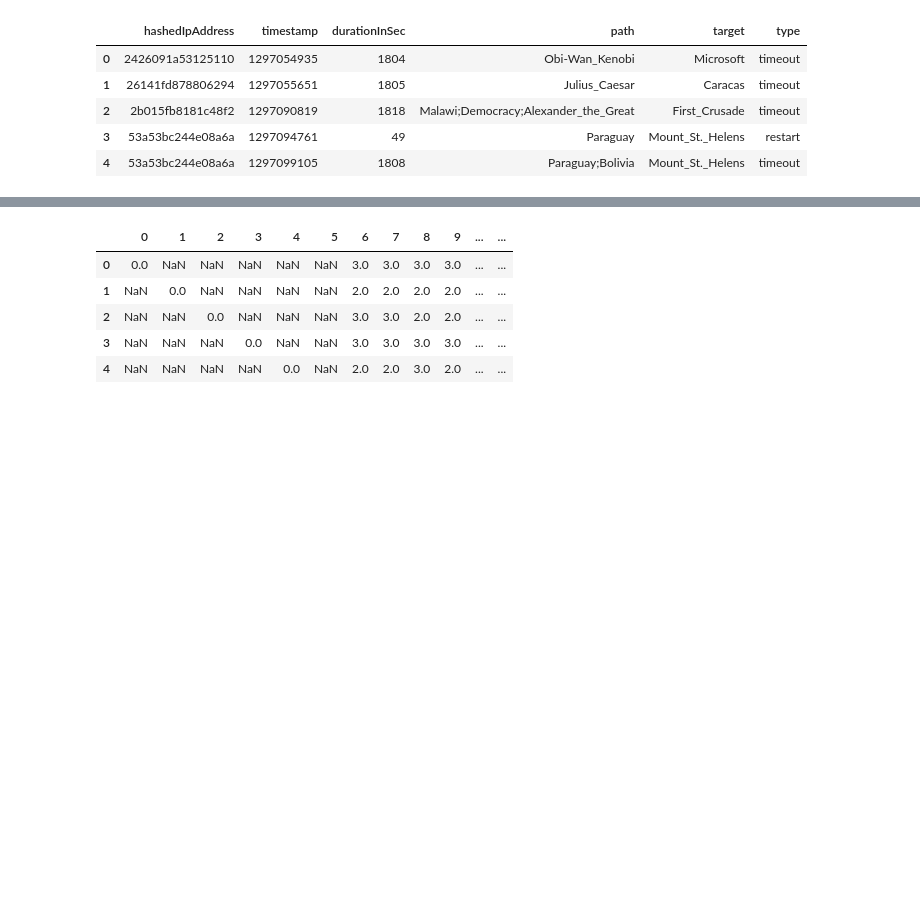
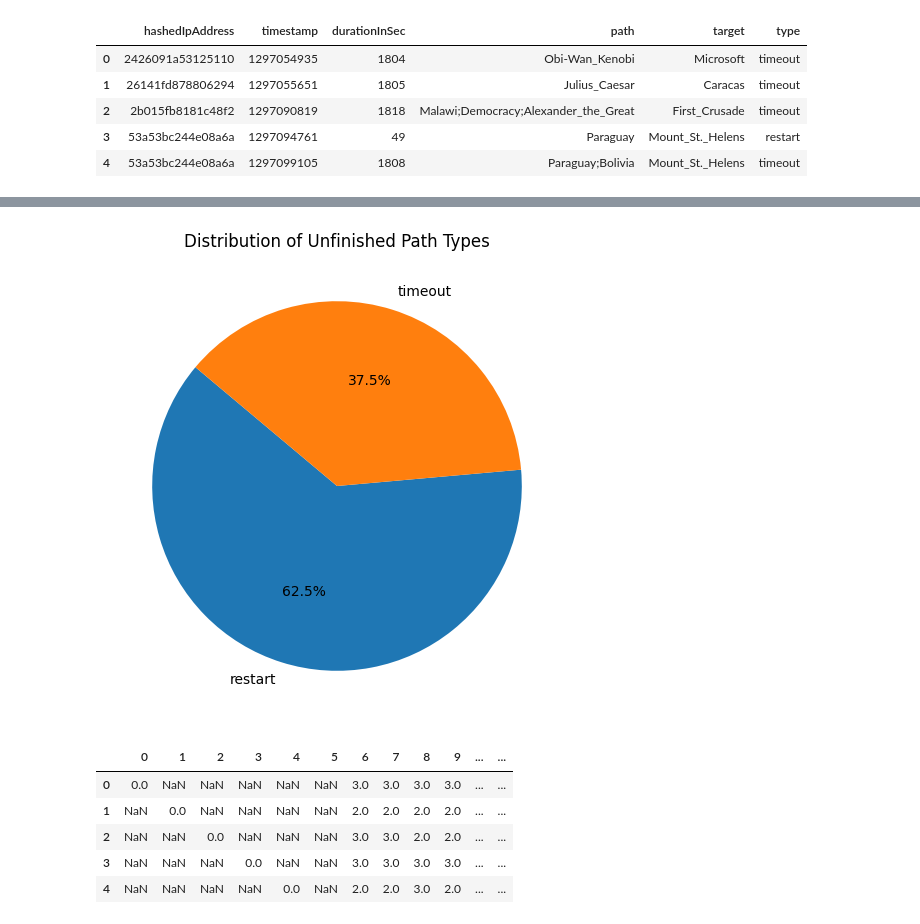
Before and after one commit to epfl-ada/ada-2024-project-genshinstart, a Jupyter notebook: results.ipynb, the cells around one changed output, grey strips where cells are left out. Cells and saved outputs as stored; diff of their text form; code cells hidden in the pictures; blank space fills up the shorter version.

```diff
--- a/results.ipynb
+++ b/results.ipynb
@@ -252,0 +335,5 @@ paths_unfinished.head()
+# %%
+# calculate the length of each path
+paths_unfinished['path_length'] = paths_unfinished['path'].apply(lambda x: len([p for p in x.split(';')]))
+path_unfinished_analysis = paths_unfinished[['path_length', 'durationInSec', 'type']].copy()
+path_unfinished_analysis.head()
@@ -253,3 +359,11 @@ paths_unfinished.head()
+# %%
+type_counts = path_unfinished_analysis['type'].value_counts()
+plt.figure(figsize=(8, 6))
+plt.pie(type_counts, labels=type_counts.index, autopct='%1.1f%%', startangle=140)
+plt.title("Distribution of Unfinished Path Types")
+plt.show()
+# %% [output]
+[figure, added]
 # %%
 with open('data/wikispeedia_paths-and-graph/shortest-path-distance-matrix.txt', 'r') as file:
     data = file.readlines()
```
Also changed, not shown: parts of 11 cells of this notebook.
